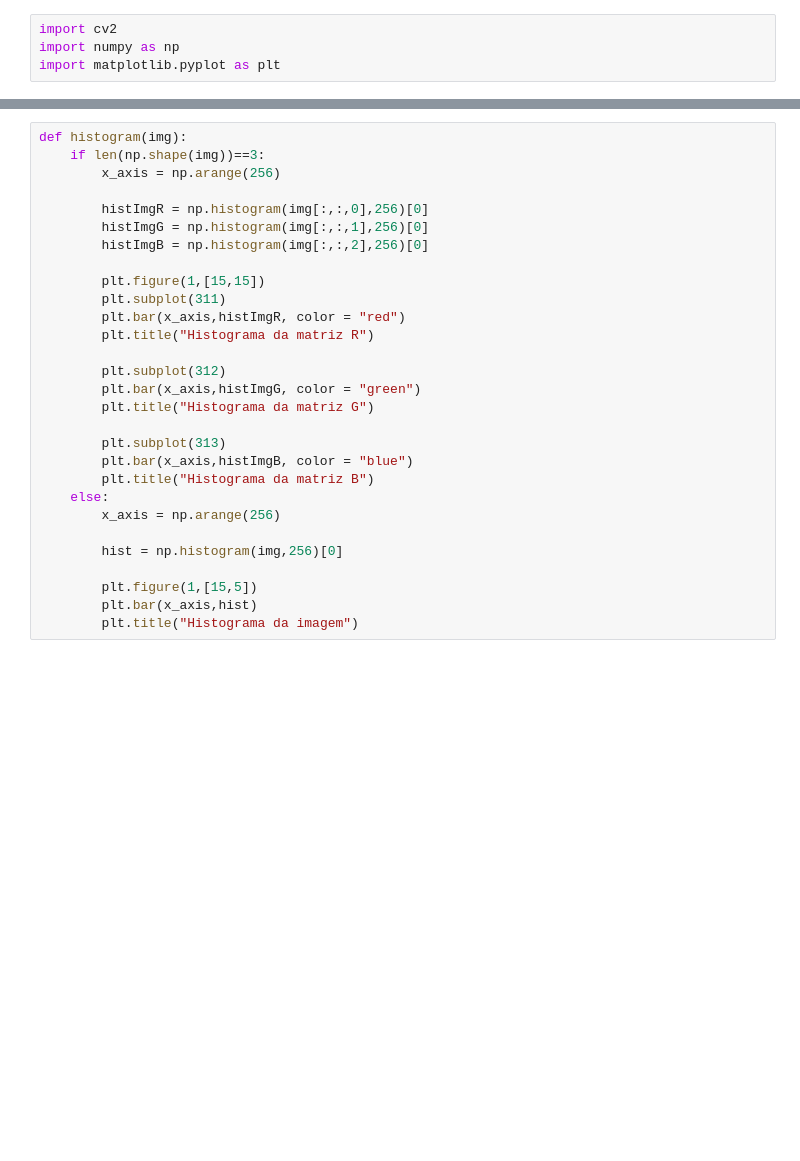
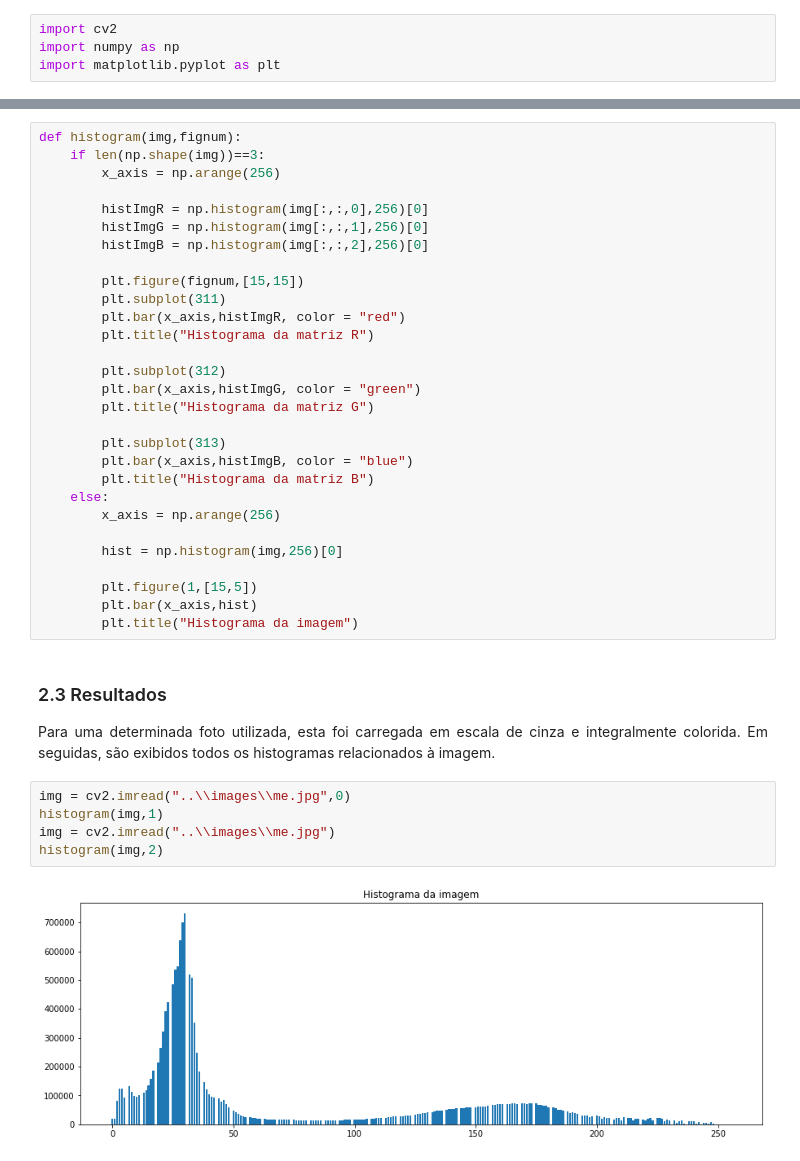
Before and after one commit to MailsonRodrigues/digital_image_processing, a Jupyter notebook: exercises/Exercicios_3.ipynb, the cells around one changed output, grey strips where cells are left out. Drawn from its saved outputs; the diff is of its cells as text; blank space fills up the shorter version.

```diff
--- a/exercises/Exercicios_3.ipynb
+++ b/exercises/Exercicios_3.ipynb
@@ -5,5 +43,5 @@ import matplotlib.pyplot as plt
 # %%
-def histogram(img):
+def histogram(img,fignum):
     if len(np.shape(img))==3:
         x_axis = np.arange(256)
 
@@ -11,7 +49,7 @@ def histogram(img):
         histImgG = np.histogram(img[:,:,1],256)[0]
         histImgB = np.histogram(img[:,:,2],256)[0]
 
-        plt.figure(1,[15,15])
+        plt.figure(fignum,[15,15])
         plt.subplot(311)
         plt.bar(x_axis,histImgR, color = "red")
         plt.title("Histograma da matriz R")
@@ -31,3 +69,16 @@ def histogram(img):
         plt.figure(1,[15,5])
         plt.bar(x_axis,hist)
         plt.title("Histograma da imagem")
+# %% [markdown]
+<a id='result1'></a>
+
+<h3>2.3 Resultados</h3>
+
+<p style='text-align: justify;'>Para uma determinada foto utilizada, esta foi carregada em escala de cinza e integralmente colorida. Em seguidas, são exibidos todos os histogramas relacionados à imagem. </p>
+# %%
+img = cv2.imread("..\\images\\me.jpg",0)
+histogram(img,1)
+img = cv2.imread("..\\images\\me.jpg")
+histogram(img,2)
+# %% [output]
+[figure, added]
```
Also changed, not shown: parts of 20 cells of this notebook, 4 other files.
